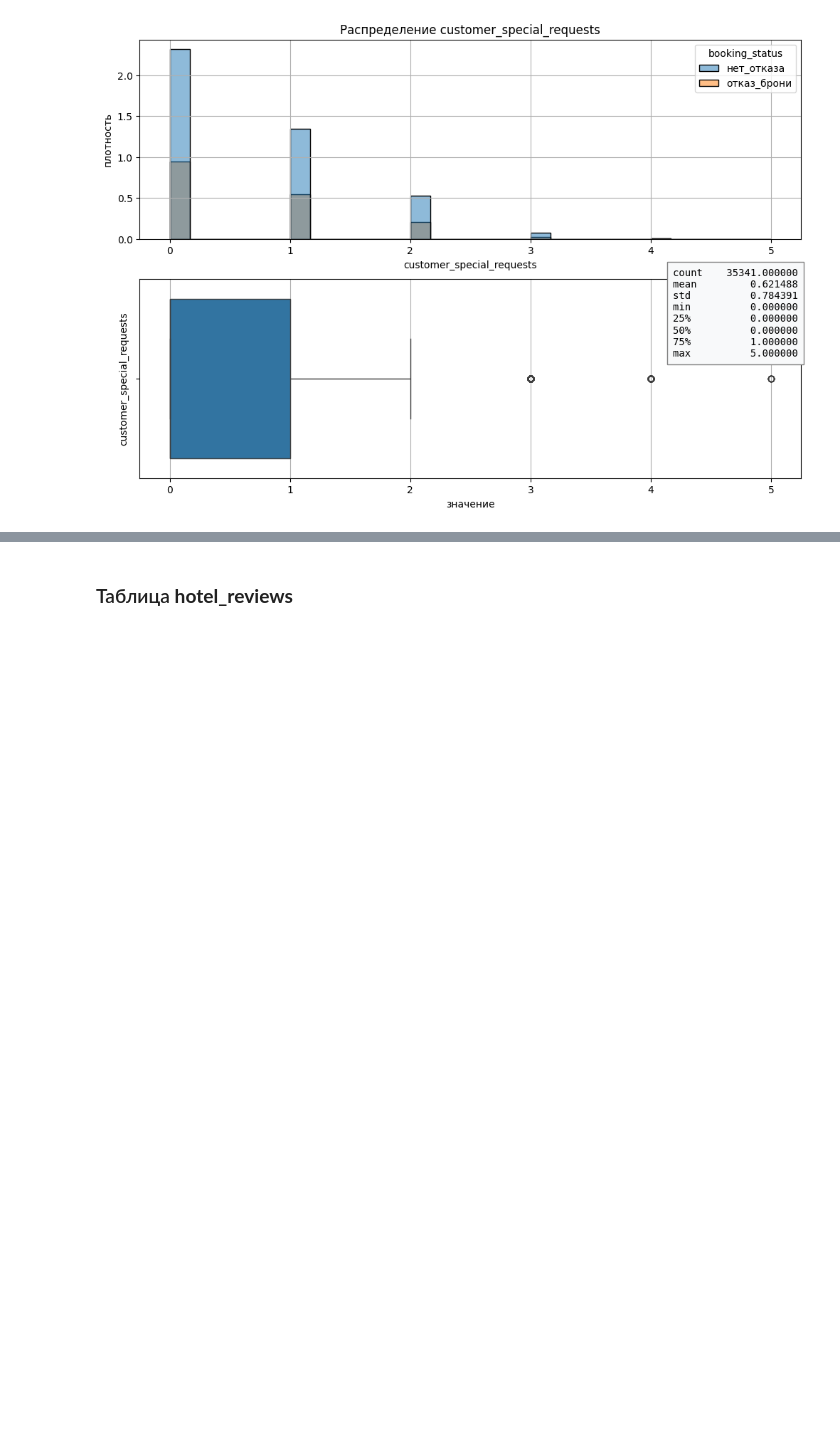
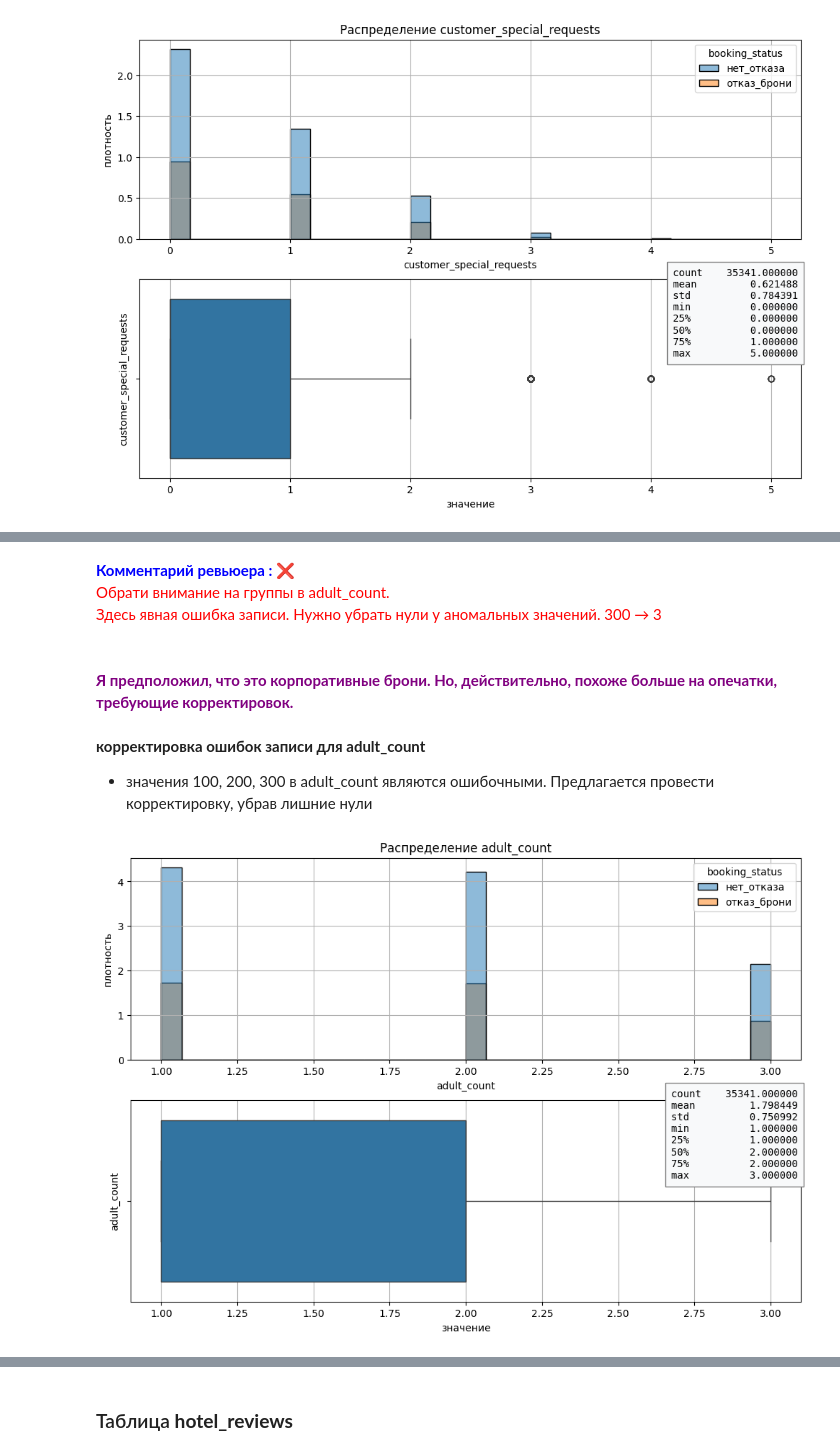
Before and after one commit to Plakhotniuk/practicum_ds, a Jupyter notebook: ml/grad_boosting/projects/hotel_booking.ipynb, the cells around one changed output, grey strips where cells are left out. Cells and saved outputs as stored; diff of their text form; code cells hidden in the pictures; blank space fills up the shorter version.

```diff
--- a/ml/grad_boosting/projects/hotel_booking_cancellation.ipynb
+++ b/ml/grad_boosting/projects/hotel_booking.ipynb
@@ -501,3 +563,20 @@ for name in num_cols_feat:
 - weekend_nights: наиболее часто 5 дней. Наиболее высокая доля отказов при 1 ночи
 - weekday_nights: в основном 2 дня. Явных зависимостей с таргетом не видно
 - customer_special_requests: кол-во просьб убывает экспоненциально.  Явных зависимостей с таргетом не прослеживается
+# %% [markdown]
+<span style="color: blue; font-weight: bold">Комментарий ревьюера : </span>  ❌\
+<font color='red'>Обрати внимание на группы в adult_count.\
+Здесь явная ошибка записи. Нужно убрать нули у аномальных значений. 300 → 3</font>
+# %% [markdown]
+</span><br><span style="color: purple; font-weight: bold">Я предположил, что это корпоративные брони. Но, действительно, похоже больше на опечатки, требующие корректировок. </span>
+# %% [markdown]
+**корректировка ошибок записи для adult_count**
+
+- значения 100, 200, 300 в adult_count являются ошибочными. Предлагается провести корректировку, убрав лишние нули
+# %%
+
+df_hotel_bookings['adult_count'] = df_hotel_bookings['adult_count'].replace({100: 1, 200: 2, 300: 3})
+# %%
+plot_hist_box(df=df_hotel_bookings, feature_name='adult_count', hue=target_col)
+# %% [output]
+[figure, added]
```
Also changed, not shown: parts of 85 cells of this notebook, 4 other files.
